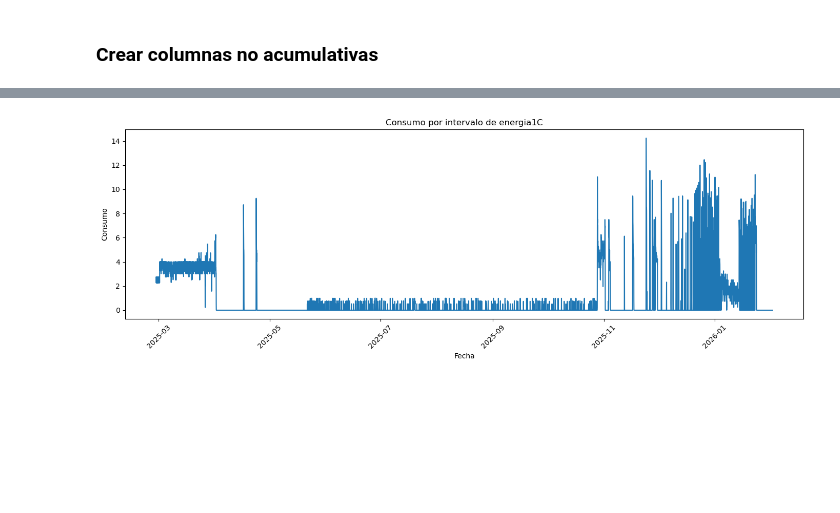
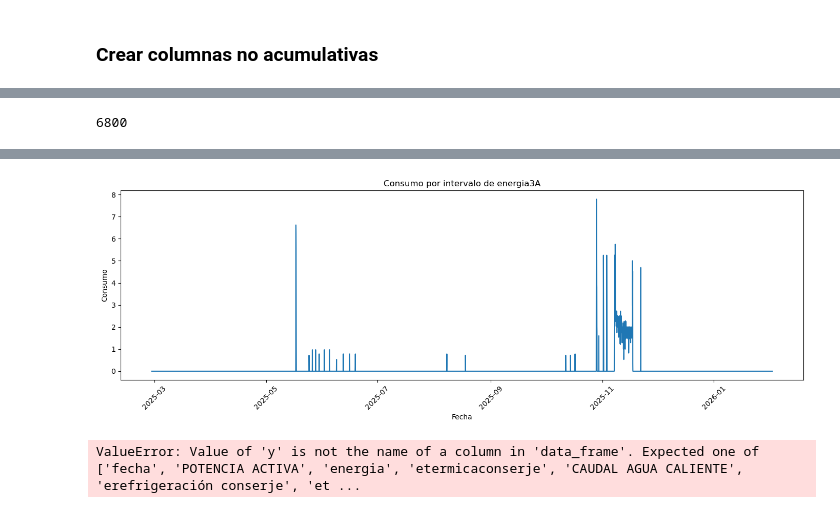
Before and after one commit to lauragomezpena/TFG_energia_comunidad, a Jupyter notebook: data/visualizar.ipynb, the cells around one changed output, grey strips where cells are left out. Saved outputs shown, nothing was run; the diff lists cells and outputs as text; code cells hidden in the pictures; blank space fills up the shorter version.

```diff
--- a/data/visualizar.ipynb
+++ b/data/visualizar.ipynb
@@ -106,3 +109,7 @@ df_energia_diff.head()
+# %%
+(df_energia_diff["energia2B"] == df_energia_diff["energia2B"].shift(1)).sum()
+# %% [output]
+6800
 # %%
 df_agua.head()
 # %% [output]
@@ -122,18 +129,18 @@ df_agua_diff.head()
 | 3 | 2025-02-27 14:00:00 | 0.27 | 0.0 | 0.0 | 1.72 | 0.0 | 0.0 | 0.0 | 0.0 | ... |
 | 4 | 2025-02-27 15:00:00 | 0.00 | 0.0 | 0.0 | 0.28 | 0.0 | 0.0 | 0.0 | 0.0 | ... |
 # %%
-col_ejemplo = cols_pisos_energia[2]
+col_ejemplo = cols_pisos_energia[5]
 
 plt.figure(figsize=(14,5))
 plt.plot(df_energia_diff["fecha"], df_energia_diff[col_ejemplo])
 plt.title(f"Consumo por intervalo de {col_ejemplo}")
 plt.xlabel("Fecha")
 plt.ylabel("Consumo")
 plt.xticks(rotation=45)
 plt.tight_layout()
 plt.show()
 # %% [output]
-[figure, old version]
+[figure, new version]
 # %%
 
 import plotly.express as px
@@ -141,7 +148,7 @@ import plotly.express as px
 fig = px.line(
     df_energia_diff,
     x="fecha",
-    y="energiaBA",
+    y="energia3a",
     title="Consumo por intervalo"
 )
 
@@ -156,6 +163,8 @@ fig.update_layout(
 )
 
 fig.show()
+# %% [output]
+ValueError: Value of 'y' is not the name of a column in 'data_frame'. Expected one of ['fecha', 'POTENCIA ACTIVA', 'energia', 'etermicaconserje', 'CAUDAL AGUA CALIENTE', 'erefrigeración conserje', 'et ...
 # %%
 def plot_month_apartment(
     df_energia_diff,
```
Also changed, not shown: parts of 11 cells of this notebook, 5 other files.
